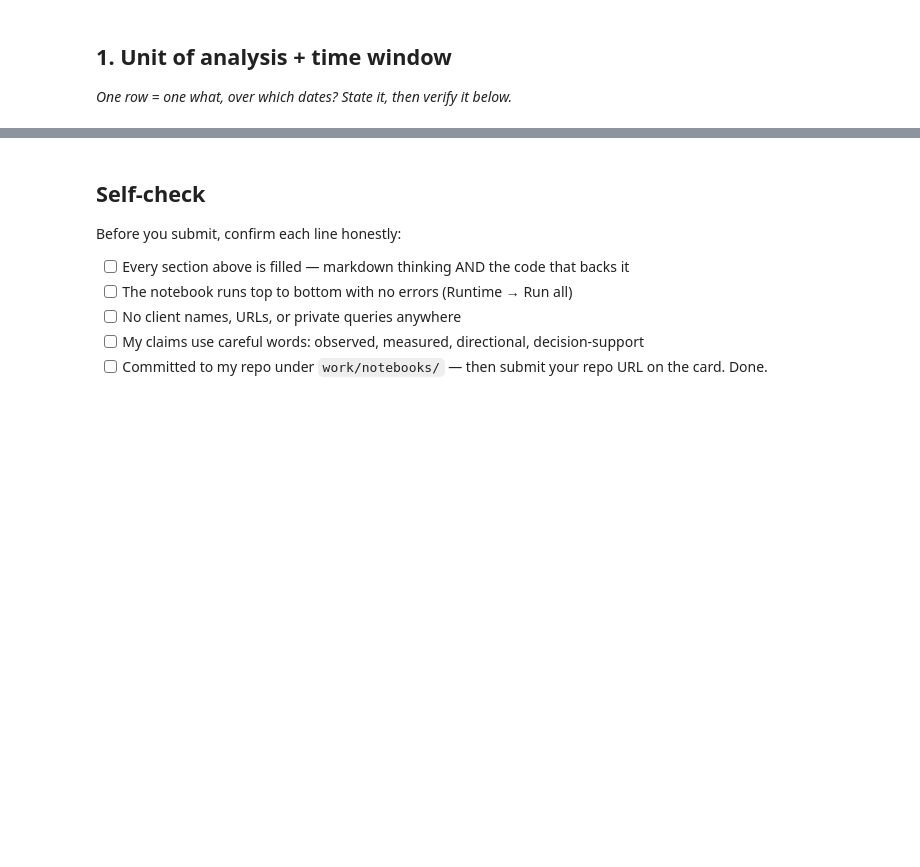
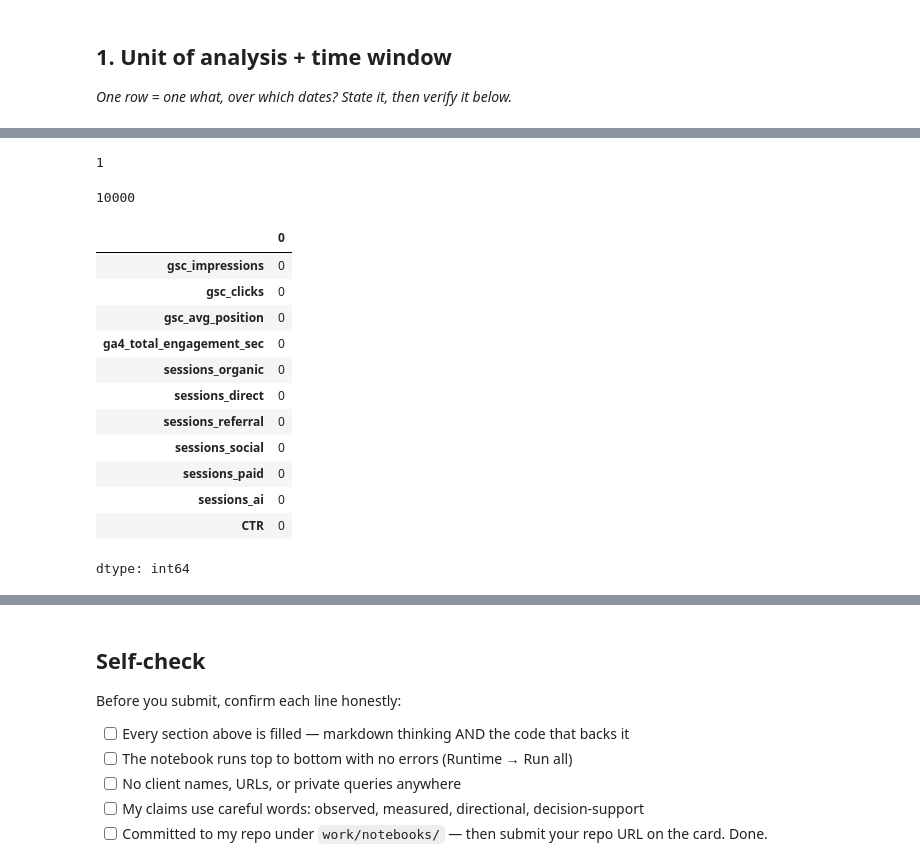
Before and after one commit to SULAIMAN-5-AHMED/FlyRankWeek1, a Jupyter notebook: work/notebooks/w03_data_contract.ipynb, the cells around one changed output, grey strips where cells are left out. Drawn from its saved outputs; the diff is of its cells as text; code cells hidden in the pictures; blank space fills up the shorter version.

```diff
--- a/work/notebooks/w03_data_contract.ipynb
+++ b/work/notebooks/w03_data_contract.ipynb
@@ -35,3 +128,29 @@ FileNotFoundError: Couldn't find any data file at /content/FlyRank/internship-wa
+# %%
+# claim 1
+
+ds.groupby(["client_hash_id", "content_hash_id", "report_date"]).size().max()
+# If the result is 1, then the grain is unique. If >1, you have duplicates.
+# %% [output]
+1
+# %%
+# claim 2
+len(df_filtered)
+# %% [output]
+10000
 # %%
-# This cell is for CODE (numbers, a query, a check).
-# Write your text answer in the cell ABOVE this one — typing sentences here breaks Run All.
+#claim 3
+df_filtered.isna().sum()
+# %% [output]
+|  | 0 |
+| gsc_impressions | 0 |
+| gsc_clicks | 0 |
+| gsc_avg_position | 0 |
+| ga4_total_engagement_sec | 0 |
+| sessions_organic | 0 |
+| sessions_direct | 0 |
+| sessions_referral | 0 |
+| sessions_social | 0 |
+| sessions_paid | 0 |
+| sessions_ai | 0 |
+| CTR | 0 |
+dtype: int64
```
Also changed, not shown: parts of 11 cells of this notebook.
